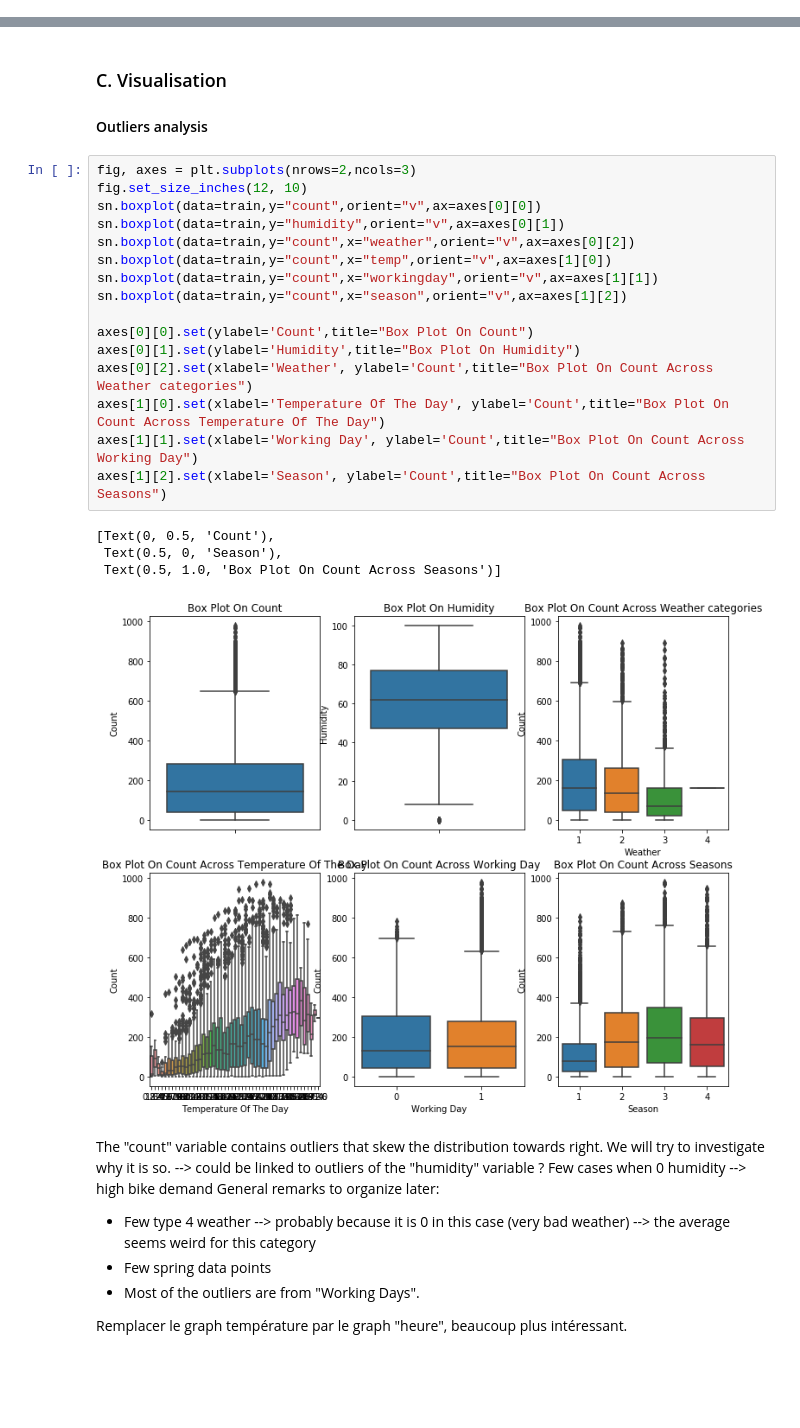
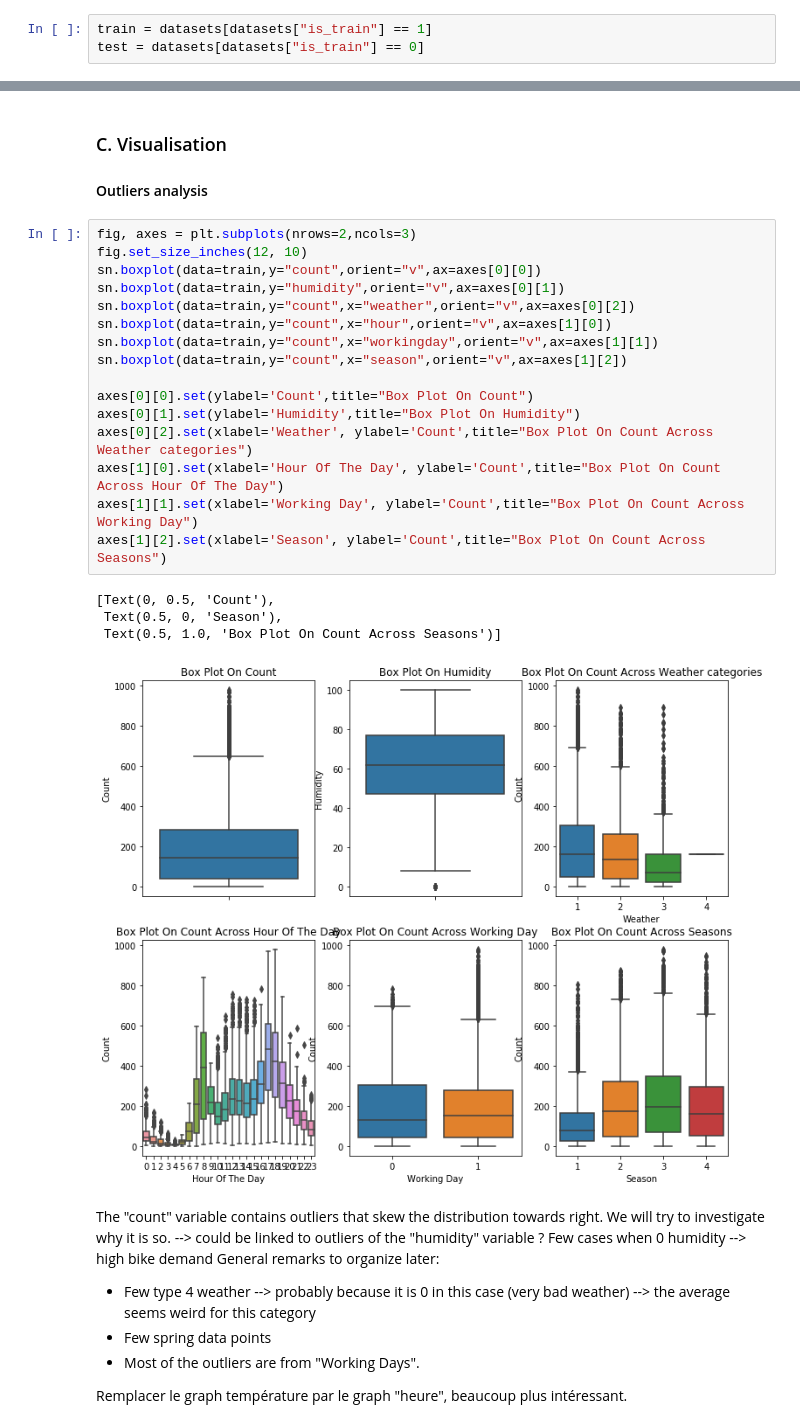
Before and after one commit to InesVA/predicting-bike-sharing-demand, a Jupyter notebook: Bike Sharing Prediction.ipynb, the cells around one changed output, grey strips where cells are left out. Cells and saved outputs as stored; diff of their text form; blank space fills up the shorter version.

```diff
--- a/Bike Sharing Prediction.ipynb
+++ b/Bike Sharing Prediction.ipynb
@@ -105,3 +105,6 @@ datasets["month"] = [int(datasets.datetime[x][5:7]) for x in range(datasets.shap
 datasets["day"] = [int(datasets.datetime[x][8:10]) for x in range(datasets.shape[0])]
 datasets["hour"] = [int(datasets.datetime[x][11:13]) for x in range(datasets.shape[0])]
 datasets["weekday"] = [datetime.datetime.strptime(datasets.datetime[x][0:10], '%Y-%m-%d').weekday() for x in range(datasets.shape[0])]
+# %%
+train = datasets[datasets["is_train"] == 1]
+test = datasets[datasets["is_train"] == 0]
@@ -111,24 +133,24 @@ datasets["weekday"] = [datetime.datetime.strptime(datasets.datetime[x][0:10], '%
 # %%
 fig, axes = plt.subplots(nrows=2,ncols=3)
 fig.set_size_inches(12, 10)
 sn.boxplot(data=train,y="count",orient="v",ax=axes[0][0])
 sn.boxplot(data=train,y="humidity",orient="v",ax=axes[0][1])
 sn.boxplot(data=train,y="count",x="weather",orient="v",ax=axes[0][2])
-sn.boxplot(data=train,y="count",x="temp",orient="v",ax=axes[1][0])
+sn.boxplot(data=train,y="count",x="hour",orient="v",ax=axes[1][0])
 sn.boxplot(data=train,y="count",x="workingday",orient="v",ax=axes[1][1])
 sn.boxplot(data=train,y="count",x="season",orient="v",ax=axes[1][2])
 
 axes[0][0].set(ylabel='Count',title="Box Plot On Count")
 axes[0][1].set(ylabel='Humidity',title="Box Plot On Humidity")
 axes[0][2].set(xlabel='Weather', ylabel='Count',title="Box Plot On Count Across Weather categories")
-axes[1][0].set(xlabel='Temperature Of The Day', ylabel='Count',title="Box Plot On Count Across Temperature Of The Day")
+axes[1][0].set(xlabel='Hour Of The Day', ylabel='Count',title="Box Plot On Count Across Hour Of The Day")
 axes[1][1].set(xlabel='Working Day', ylabel='Count',title="Box Plot On Count Across Working Day")
 axes[1][2].set(xlabel='Season', ylabel='Count',title="Box Plot On Count Across Seasons")
 # %% [output]
 [Text(0, 0.5, 'Count'),
  Text(0.5, 0, 'Season'),
  Text(0.5, 1.0, 'Box Plot On Count Across Seasons')]
-[figure, old version]
+[figure, new version]
 # %% [markdown]
 The "count" variable contains outliers that skew the distribution towards right. We will try to investigate why it is so. --> could be linked to outliers of the "humidity" variable ? Few cases when 0 humidity --> high bike demand
 General remarks to organize later:
```
Also changed, not shown: parts of 3 cells of this notebook.
